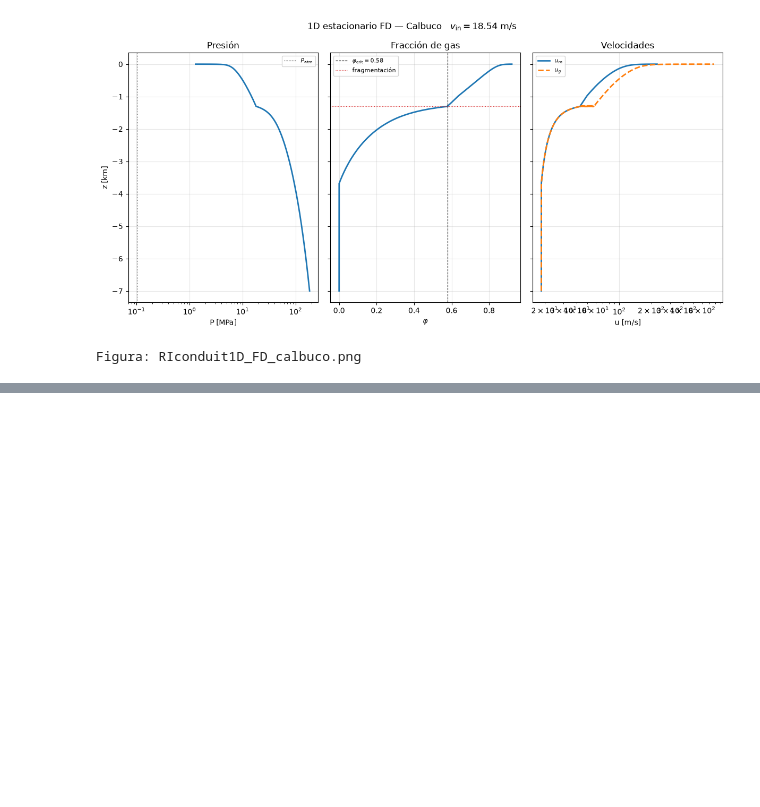
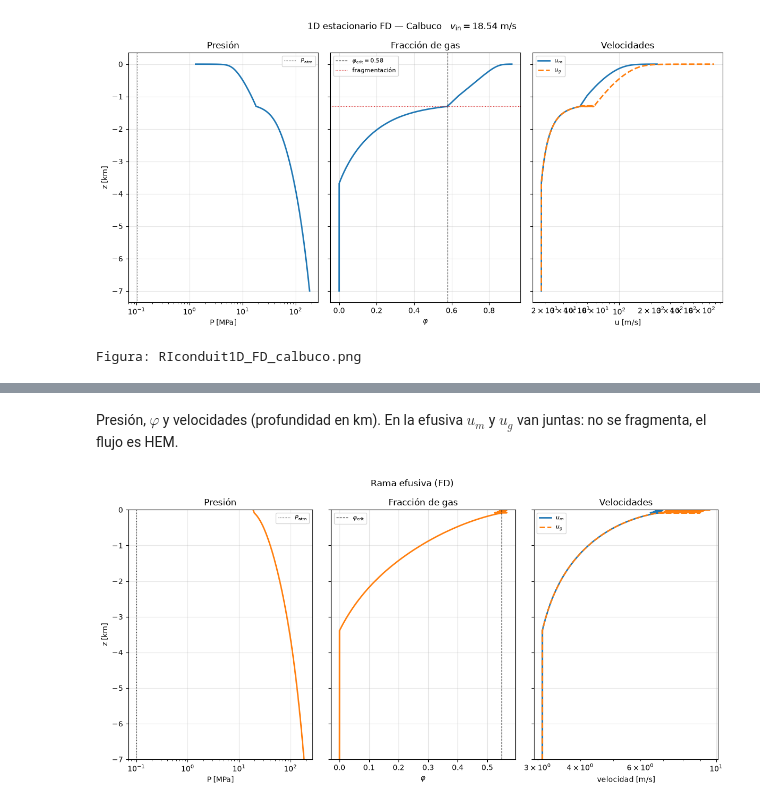
Before and after one commit to ignvciog/Proyecto-EDPN-U-de-Chile, a Jupyter notebook: mainconduit1D_FD.ipynb, the cells around one changed output, grey strips where cells are left out. Cells and saved outputs as stored; diff of their text form; code cells hidden in the pictures; blank space fills up the shorter version.

```diff
--- a/mainconduit1D_FD.ipynb
+++ b/mainconduit1D_FD.ipynb
@@ -190,0 +306,32 @@ Figura: RIconduit1D_FD_calbuco.png
+# %% [markdown]
+Presión, $\varphi$ y velocidades (profundidad en km). En la efusiva $u_m$ y $u_g$ van juntas: no se fragmenta, el flujo es HEM.
+# %%
+fig, axes = plt.subplots(1, 3, figsize=(12, 6), sharey=True)
+
+axes[0].semilogx(P_ef / 1e6, z_km_ef, linewidth=2, color="C1")
+axes[0].axvline(Patm / 1e6, color="k", ls=":", lw=0.8, label=r"$P_\mathrm{atm}$")
+axes[0].set_xlabel("P [MPa]")
+axes[0].set_ylabel("z [km]")
+axes[0].set_title("Presión")
+axes[0].legend(fontsize=8)
+
+axes[1].plot(phi_ef, z_km_ef, linewidth=2, color="C1")
+axes[1].axvline(phicrit_ef, color="k", ls="--", lw=0.8, label=r"$\varphi_\mathrm{crit}$")
+axes[1].set_xlabel(r"$\varphi$")
+axes[1].set_title("Fracción de gas")
+axes[1].legend(fontsize=8)
+
+axes[2].semilogx(um_ef, z_km_ef, linewidth=2, label=r"$u_m$")
+axes[2].semilogx(ug_ef, z_km_ef, "--", linewidth=2, label=r"$u_g$")
+axes[2].set_xlabel("velocidad [m/s]")
+axes[2].set_title("Velocidades")
+axes[2].legend(fontsize=8)
+
+for ax in axes:
+    ax.set_ylim(z_km_ef.min(), 0)
+    ax.grid(True, alpha=0.3)
+fig.suptitle("Rama efusiva (FD)")
+fig.tight_layout()
+plt.show()
+# %% [output]
+[figure, added]
```
Also changed, not shown: parts of 8 cells of this notebook, 3 other files.
